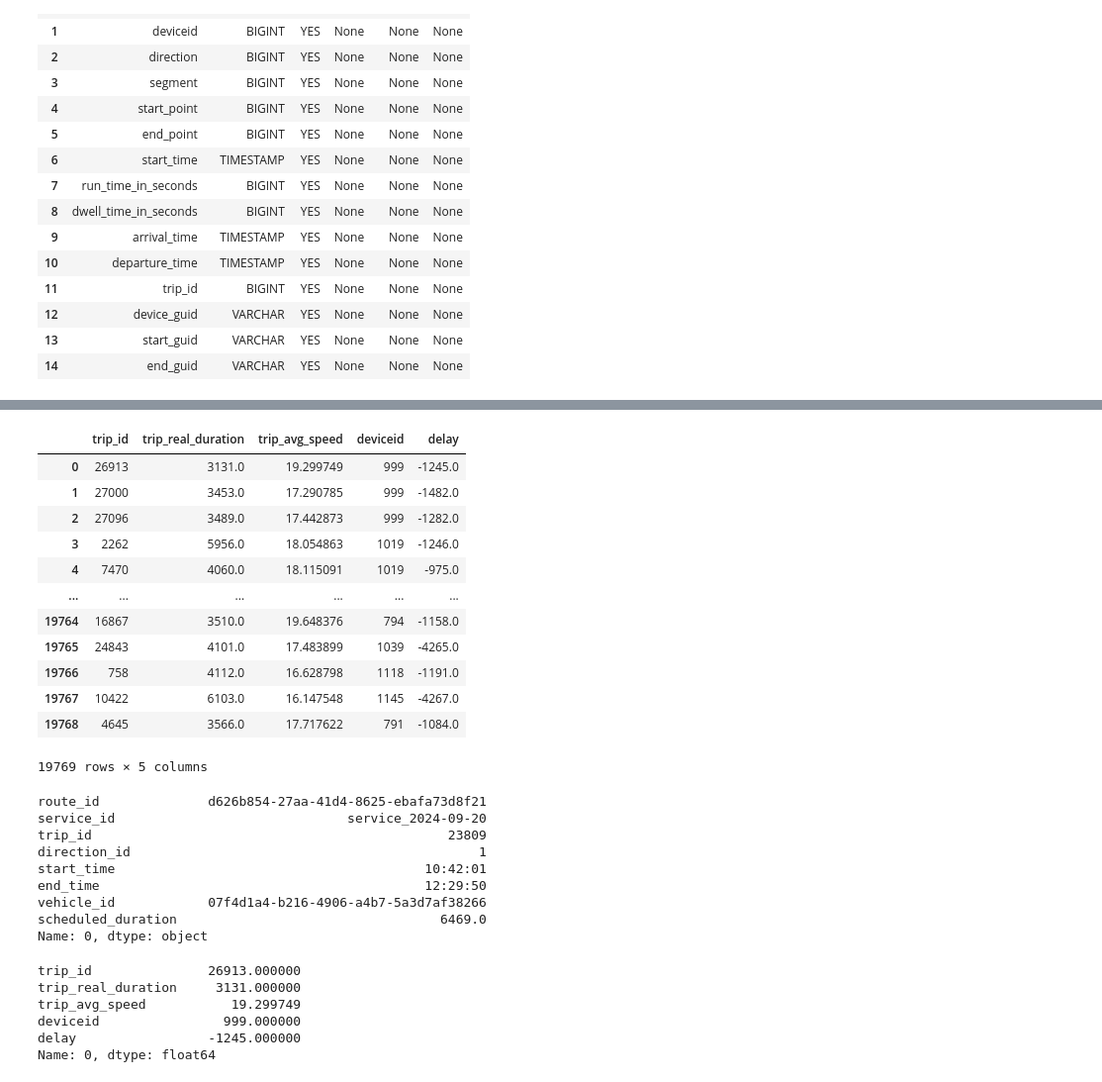
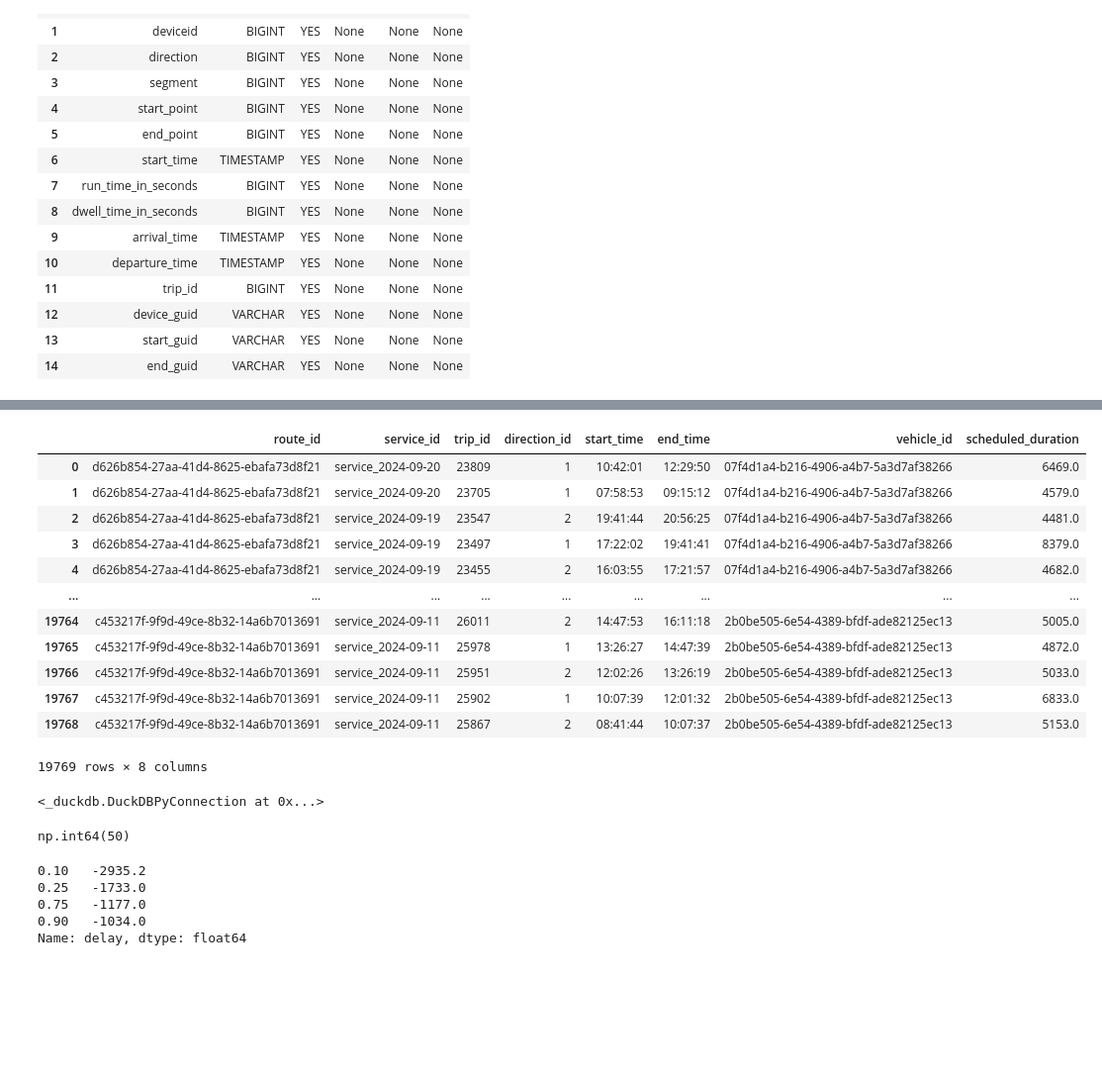
Before and after one commit to Dusuan/ml-proyects, a Jupyter notebook: bus_proyect_pipeline/bus.ipynb, the cells around one changed output, grey strips where cells are left out. Shown at 99% size. Cells and saved outputs as stored; diff of their text form; code cells hidden in the pictures; blank space fills up the shorter version.

```diff
--- a/bus_proyect_pipeline/bus.ipynb
+++ b/bus_proyect_pipeline/bus.ipynb
@@ -429 +479,17 @@ con.execute("""""")
+# %%
+trip_tweak
+# %% [output]
+|  | route_id | service_id | trip_id | direction_id | start_time | end_time | vehicle_id | scheduled_duration |
+| 0 | d626b854-27aa-41d4-8625-ebafa73d8f21 | service_2024-09-20 | 23809 | 1 | 10:42:01 | 12:29:50 | 07f4d1a4-b216-4906-a4b7-5a3d7af38266 | 6469.0 |
+| 1 | d626b854-27aa-41d4-8625-ebafa73d8f21 | service_2024-09-20 | 23705 | 1 | 07:58:53 | 09:15:12 | 07f4d1a4-b216-4906-a4b7-5a3d7af38266 | 4579.0 |
+| 2 | d626b854-27aa-41d4-8625-ebafa73d8f21 | service_2024-09-19 | 23547 | 2 | 19:41:44 | 20:56:25 | 07f4d1a4-b216-4906-a4b7-5a3d7af38266 | 4481.0 |
+| 3 | d626b854-27aa-41d4-8625-ebafa73d8f21 | service_2024-09-19 | 23497 | 1 | 17:22:02 | 19:41:41 | 07f4d1a4-b216-4906-a4b7-5a3d7af38266 | 8379.0 |
+| 4 | d626b854-27aa-41d4-8625-ebafa73d8f21 | service_2024-09-19 | 23455 | 2 | 16:03:55 | 17:21:57 | 07f4d1a4-b216-4906-a4b7-5a3d7af38266 | 4682.0 |
+| ... | ... | ... | ... | ... | ... | ... | ... | ... |
+| 19764 | c453217f-9f9d-49ce-8b32-14a6b7013691 | service_2024-09-11 | 26011 | 2 | 14:47:53 | 16:11:18 | 2b0be505-6e54-4389-bfdf-ade82125ec13 | 5005.0 |
+| 19765 | c453217f-9f9d-49ce-8b32-14a6b7013691 | service_2024-09-11 | 25978 | 1 | 13:26:27 | 14:47:39 | 2b0be505-6e54-4389-bfdf-ade82125ec13 | 4872.0 |
+| 19766 | c453217f-9f9d-49ce-8b32-14a6b7013691 | service_2024-09-11 | 25951 | 2 | 12:02:26 | 13:26:19 | 2b0be505-6e54-4389-bfdf-ade82125ec13 | 5033.0 |
+| 19767 | c453217f-9f9d-49ce-8b32-14a6b7013691 | service_2024-09-11 | 25902 | 1 | 10:07:39 | 12:01:32 | 2b0be505-6e54-4389-bfdf-ade82125ec13 | 6833.0 |
+| 19768 | c453217f-9f9d-49ce-8b32-14a6b7013691 | service_2024-09-11 | 25867 | 2 | 08:41:44 | 10:07:37 | 2b0be505-6e54-4389-bfdf-ade82125ec13 | 5153.0 |
+19769 rows × 8 columns
 # %%
@@ -440,18 +509,10 @@ segments_from_trip = con.execute("""
       ON s.trip_id = t.trip_id
 """).fetchdf()
 # %%
-segments_from_trip
+con.register("final_time_df", final_time_df)
+
+con.execute("""
+COPY final_time_df TO 'final_time_df.parquet' (FORMAT PARQUET);
+""")
 # %% [output]
-|  | trip_id | trip_real_duration | trip_avg_speed | deviceid | delay |
-| 0 | 26913 | 3131.0 | 19.299749 | 999 | -1245.0 |
-| 1 | 27000 | 3453.0 | 17.290785 | 999 | -1482.0 |
-| 2 | 27096 | 3489.0 | 17.442873 | 999 | -1282.0 |
-| 3 | 2262 | 5956.0 | 18.054863 | 1019 | -1246.0 |
-| 4 | 7470 | 4060.0 | 18.115091 | 1019 | -975.0 |
-| ... | ... | ... | ... | ... | ... |
-| 19764 | 16867 | 3510.0 | 19.648376 | 794 | -1158.0 |
-| 19765 | 24843 | 4101.0 | 17.483899 | 1039 | -4265.0 |
-| 19766 | 758 | 4112.0 | 16.628798 | 1118 | -1191.0 |
-| 19767 | 10422 | 6103.0 | 16.147548 | 1145 | -4267.0 |
-| 19768 | 4645 | 3566.0 | 17.717622 | 791 | -1084.0 |
-19769 rows × 5 columns
+<_duckdb.DuckDBPyConnection at 0x...>
@@ -460,21 +519,13 @@ trip_tweak = con.execute("""SELECT * FROM trip_tweak.parquet""").fetchdf()
-# %%
-trip_tweak.iloc[0]
-# %% [output]
-route_id              d626b854-27aa-41d4-8625-ebafa73d8f21
-service_id                              service_2024-09-20
-trip_id                                              23809
-direction_id                                             1
-start_time                                        10:42:01
-end_time                                          12:29:50
-vehicle_id            07f4d1a4-b216-4906-a4b7-5a3d7af38266
-scheduled_duration                                  6469.0
-Name: 0, dtype: object
-# %%
-segments_from_trip.iloc[0]
-# %% [output]
-trip_id               26913.000000
-trip_real_duration     3131.000000
-trip_avg_speed           19.299749
-deviceid                999.000000
-delay                 -1245.000000
-Name: 0, dtype: float64
+# %%
+(trips_data["delay"] > 0).sum()
+# %% [output]
+np.int64(50)
+# %%
+trips_data["delay"].median()
+trips_data["delay"].quantile([0.1, 0.25, 0.75, 0.9])
+# %% [output]
+0.10   -2935.2
+0.25   -1733.0
+0.75   -1177.0
+0.90   -1034.0
+Name: delay, dtype: float64
```
Also changed, not shown: parts of 41 cells of this notebook.
